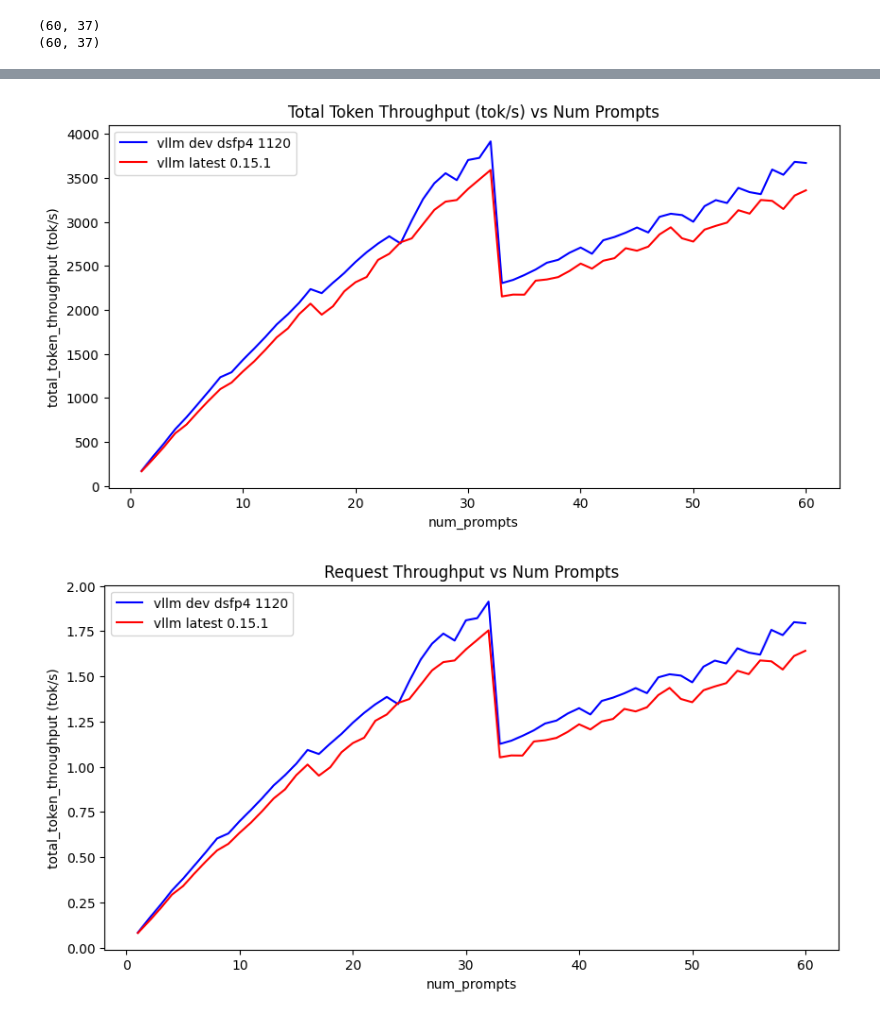
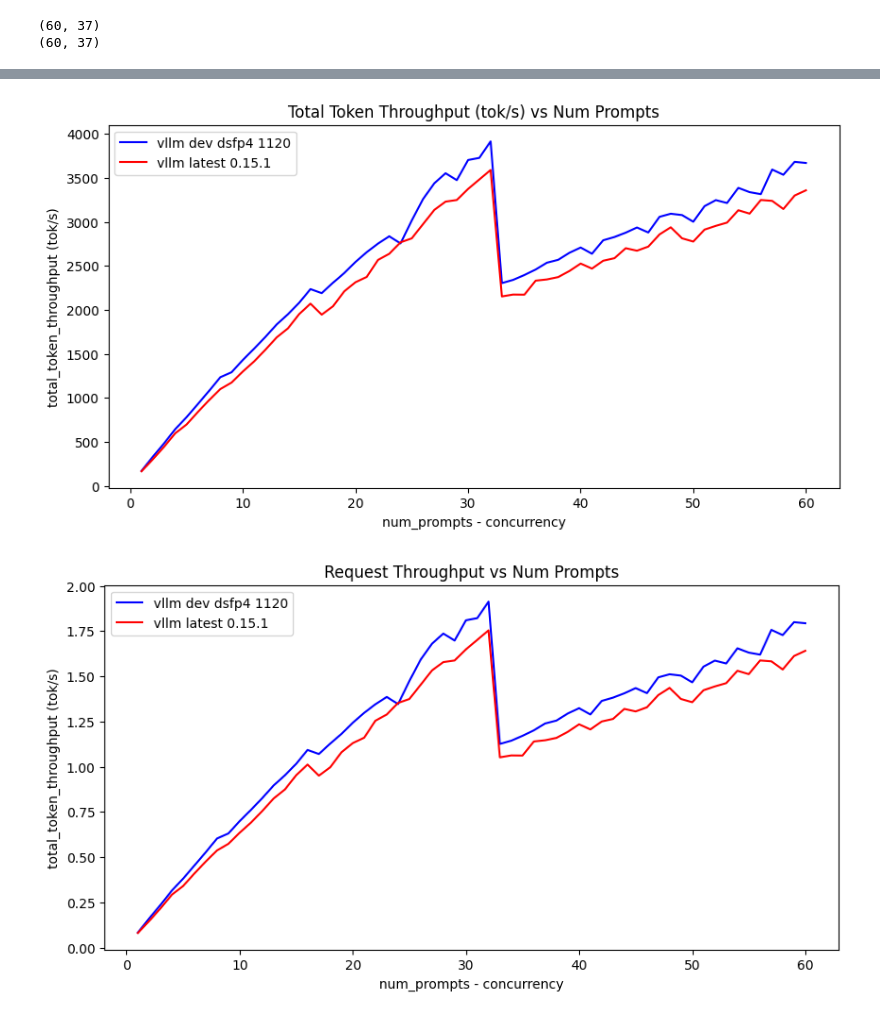
Before and after one commit to rxsalad/amd-recipe-development, a Jupyter notebook: DeepSeek-R1-MXFP4/analysis.ipynb, the cells around one changed output, grey strips where cells are left out. Drawn from its saved outputs; the diff is of its cells as text; code cells hidden in the pictures.

```diff
--- a/DeepSeek-R1-MXFP4/analysis.ipynb
+++ b/DeepSeek-R1-MXFP4/analysis.ipynb
@@ -94,28 +95,28 @@ plt.show()
 # %%
 plt.figure(figsize=(10, 5))
 
 plt.plot(
     df_dev["num_prompts"],
     df_dev["total_token_throughput"],
     color="blue",
     label="vllm dev dsfp4 1120"
 )
 
 plt.plot(
     df_latest["num_prompts"],
     df_latest["total_token_throughput"],
     color="red",
     label="vllm latest 0.15.1"
 )
 
-plt.xlabel("num_prompts")
+plt.xlabel("num_prompts - concurrency")
 plt.ylabel("total_token_throughput (tok/s)")
 plt.title("Total Token Throughput (tok/s) vs Num Prompts")
 plt.legend()
 
 plt.show()
 # %% [output]
-[figure, old version]
+[figure, new version]
 # %%
 plt.figure(figsize=(10, 5))
 
@@ -133,11 +134,11 @@ plt.plot(
     label="vllm latest 0.15.1"
 )
 
-plt.xlabel("num_prompts")
+plt.xlabel("num_prompts - concurrency")
 plt.ylabel("total_token_throughput (tok/s)")
 plt.title("Request Throughput vs Num Prompts")
 plt.legend()
 
 plt.show()
 # %% [output]
-[figure, old version]
+[figure, new version]
```
Also changed, not shown: parts of 3 cells of this notebook, 12 other files.
